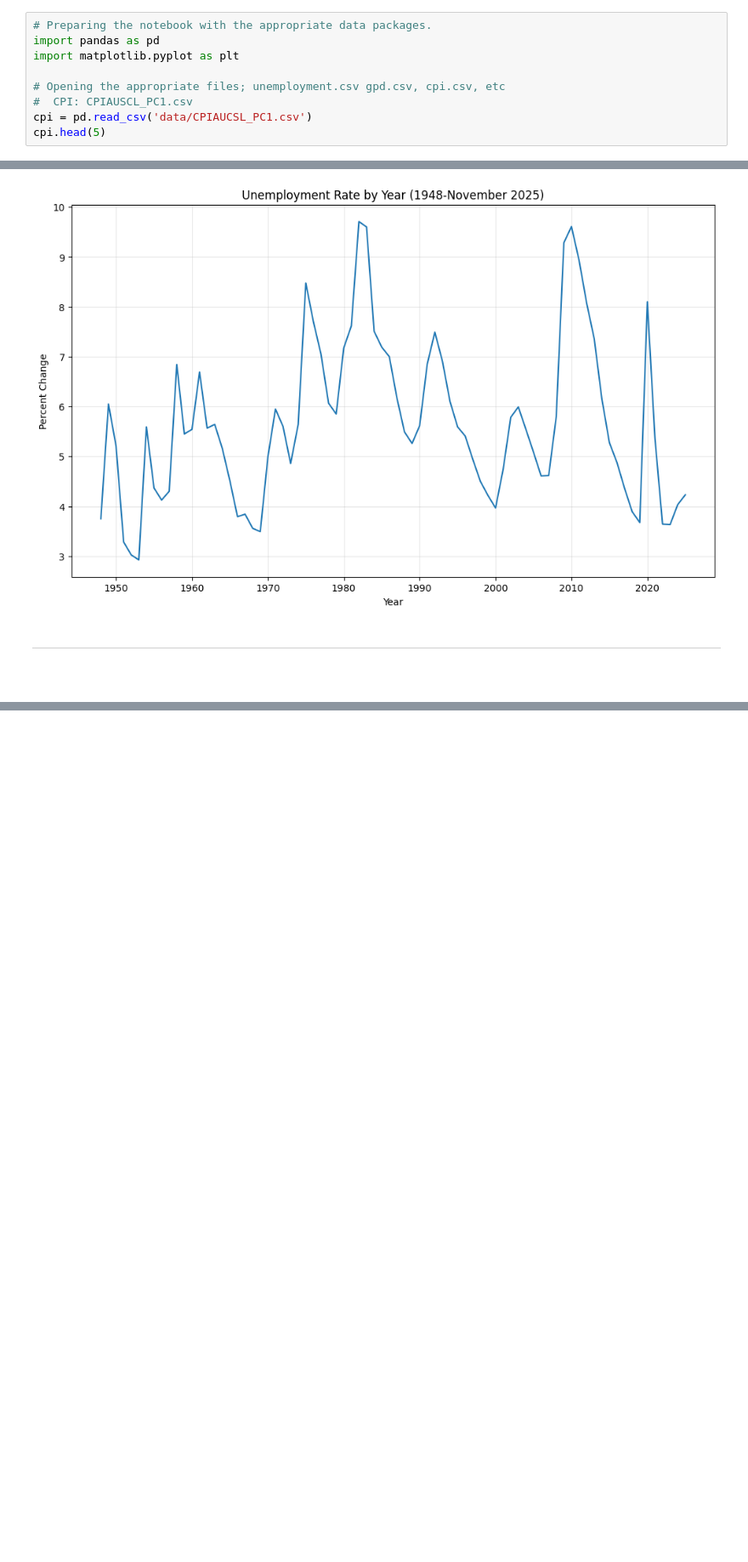
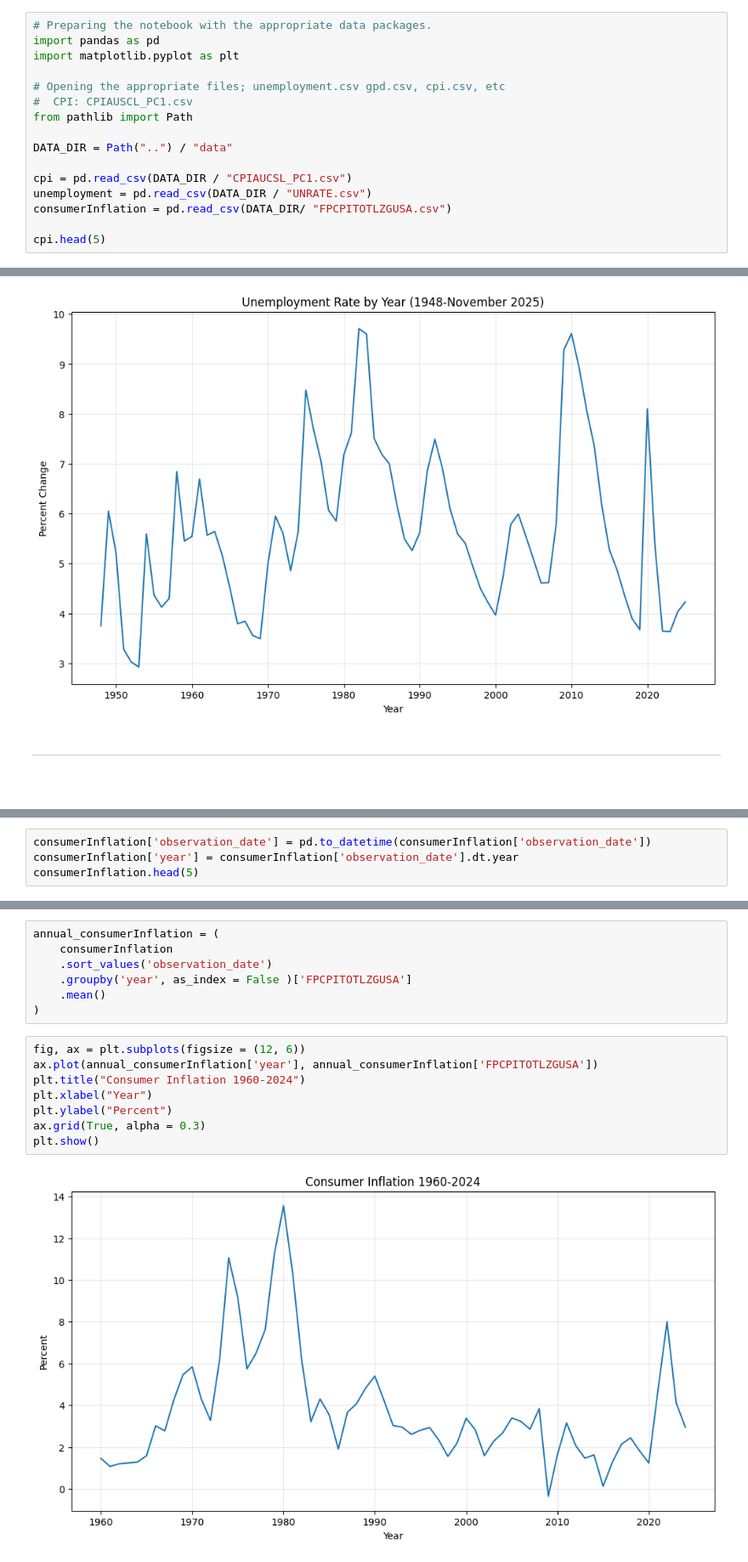
Before and after one commit to DwanjaiOprien/policy-data-exercises, a Jupyter notebook: notebooks/federalreserveeconomics.ipynb, the cells around one changed output, grey strips where cells are left out. Shown at 85% size. Cells and saved outputs as stored; diff of their text form; blank space fills up the shorter version.

```diff
--- a/notebooks/federalreserveeconomics.ipynb
+++ b/notebooks/federalreserveeconomics.ipynb
@@ -35,7 +35,14 @@ import matplotlib.pyplot as plt
 
 # Opening the appropriate files; unemployment.csv gpd.csv, cpi.csv, etc
 #  CPI: CPIAUSCL_PC1.csv
-cpi = pd.read_csv('data/CPIAUCSL_PC1.csv')
+from pathlib import Path
+
+DATA_DIR = Path("..") / "data"
+
+cpi = pd.read_csv(DATA_DIR / "CPIAUCSL_PC1.csv")
+unemployment = pd.read_csv(DATA_DIR / "UNRATE.csv")
+consumerInflation = pd.read_csv(DATA_DIR/ "FPCPITOTLZGUSA.csv")
+
 cpi.head(5)
 # %% [output]
 |  | observation_date | CPIAUCSL_PC1 |
@@ -172,0 +182,4 @@ plt.show()
+# %%
+consumerInflation['observation_date'] = pd.to_datetime(consumerInflation['observation_date'])
+consumerInflation['year'] = consumerInflation['observation_date'].dt.year
+consumerInflation.head(5)
@@ -172,0 +193,17 @@ plt.show()
+# %%
+annual_consumerInflation = (
+    consumerInflation
+    .sort_values('observation_date')
+    .groupby('year', as_index = False )['FPCPITOTLZGUSA']
+    .mean()
+)
+# %%
+fig, ax = plt.subplots(figsize = (12, 6))
+ax.plot(annual_consumerInflation['year'], annual_consumerInflation['FPCPITOTLZGUSA'])
+plt.title("Consumer Inflation 1960-2024")
+plt.xlabel("Year")
+plt.ylabel("Percent")
+ax.grid(True, alpha = 0.3)
+plt.show()
+# %% [output]
+[figure, added]
```
Also changed, not shown: parts of 4 cells of this notebook, 1 other file.
